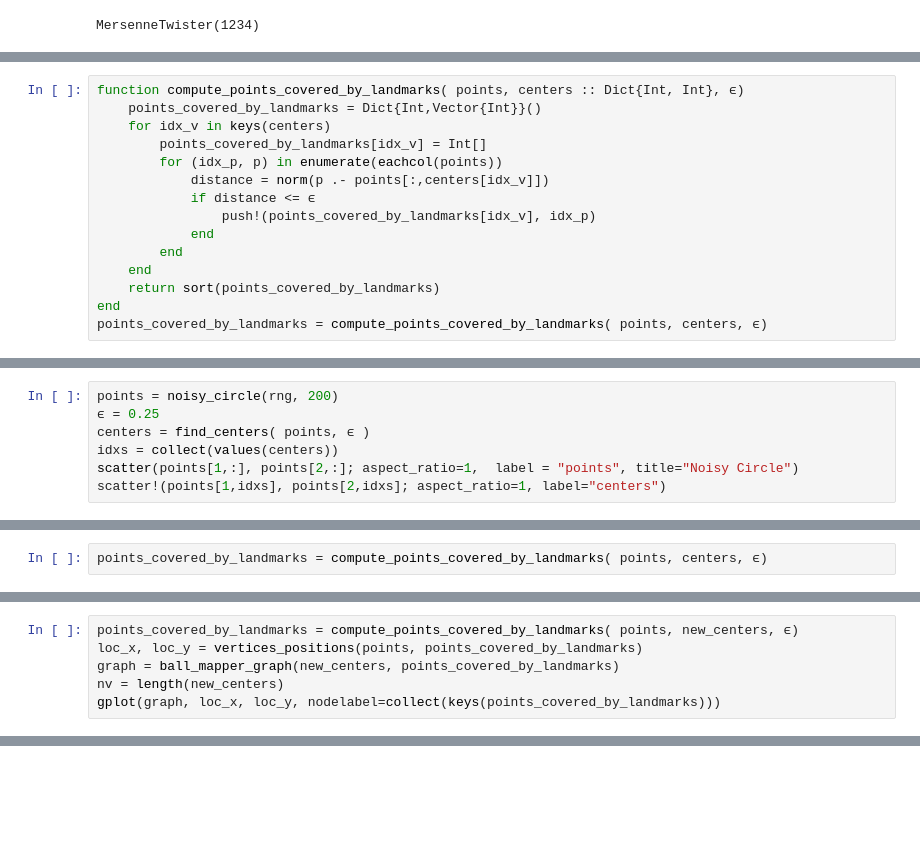
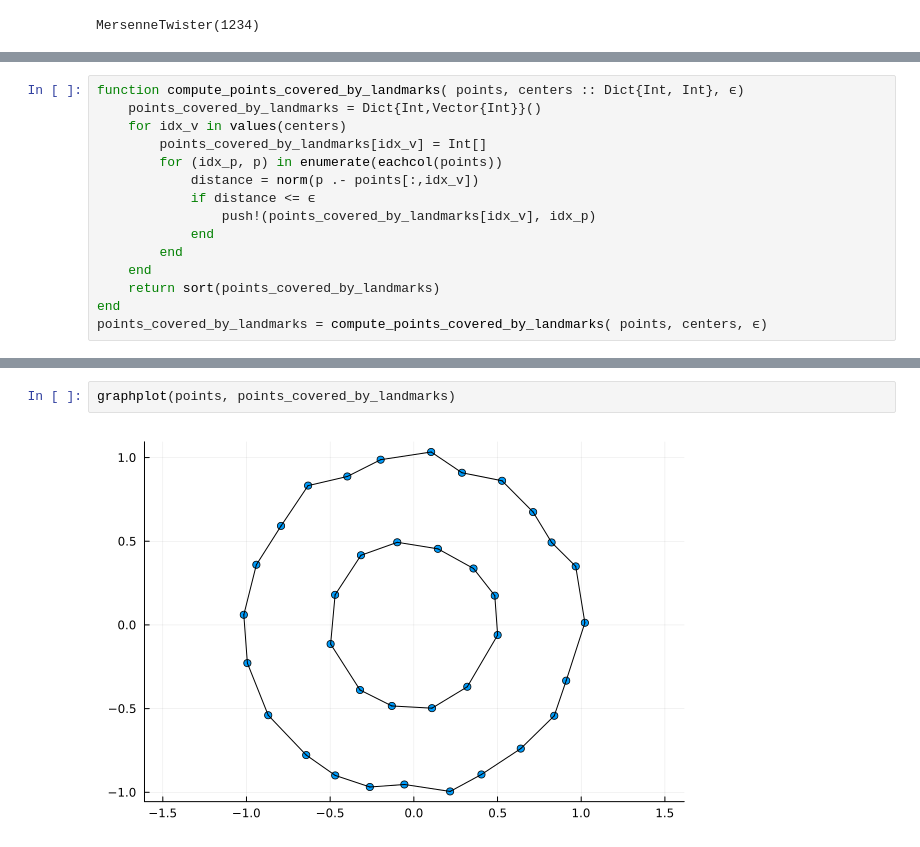
Before and after one commit to pnavaro/JuliaParis2023, a Jupyter notebook: ball_mapper.ipynb, the cells around one changed output, grey strips where cells are left out. Saved outputs shown, nothing was run; the diff lists cells and outputs as text; blank space fills up the shorter version.

```diff
--- a/ball_mapper.ipynb
+++ b/ball_mapper.ipynb
@@ -58,10 +77,10 @@ scatter!(points[1,idxs], points[2,idxs]; aspect_ratio=1, label="centers")
 # %%
 function compute_points_covered_by_landmarks( points, centers :: Dict{Int, Int}, ϵ)
     points_covered_by_landmarks = Dict{Int,Vector{Int}}()
-    for idx_v in keys(centers)
+    for idx_v in values(centers)
         points_covered_by_landmarks[idx_v] = Int[]
         for (idx_p, p) in enumerate(eachcol(points))
-            distance = norm(p .- points[:,centers[idx_v]])
+            distance = norm(p .- points[:,idx_v])
             if distance <= ϵ
                 push!(points_covered_by_landmarks[idx_v], idx_p)
             end
@@ -152,7 +141,0 @@ noisy_circle (generic function with 2 methods)
-# %%
-points = noisy_circle(rng, 200)
-ϵ = 0.25
-centers = find_centers( points, ϵ )
-idxs = collect(values(centers))
-scatter(points[1,:], points[2,:]; aspect_ratio=1,  label = "points", title="Noisy Circle")
-scatter!(points[1,idxs], points[2,idxs]; aspect_ratio=1, label="centers")
@@ -161,2 +141,0 @@ scatter!(points[1,idxs], points[2,idxs]; aspect_ratio=1, label="centers")
-# %%
-points_covered_by_landmarks = compute_points_covered_by_landmarks( points, centers, ϵ)
@@ -213,6 +141,0 @@ scatter!(points[1,idxs], points[2,idxs]; aspect_ratio=1, label="centers")
-# %%
-points_covered_by_landmarks = compute_points_covered_by_landmarks( points, new_centers, ϵ)
-loc_x, loc_y = vertices_positions(points, points_covered_by_landmarks)
-graph = ball_mapper_graph(new_centers, points_covered_by_landmarks)
-nv = length(new_centers)
-gplot(graph, loc_x, loc_y, nodelabel=collect(keys(points_covered_by_landmarks)))
@@ -267,0 +142,4 @@ scatter!(bm.loc_x, bm.loc_y, aspect_ratio = 1, marker = :star, markersize = 10,
+# %%
+graphplot(points, points_covered_by_landmarks)
+# %% [output]
+[figure, added]
```
Also changed, not shown: parts of 29 cells of this notebook, 5 other files.
